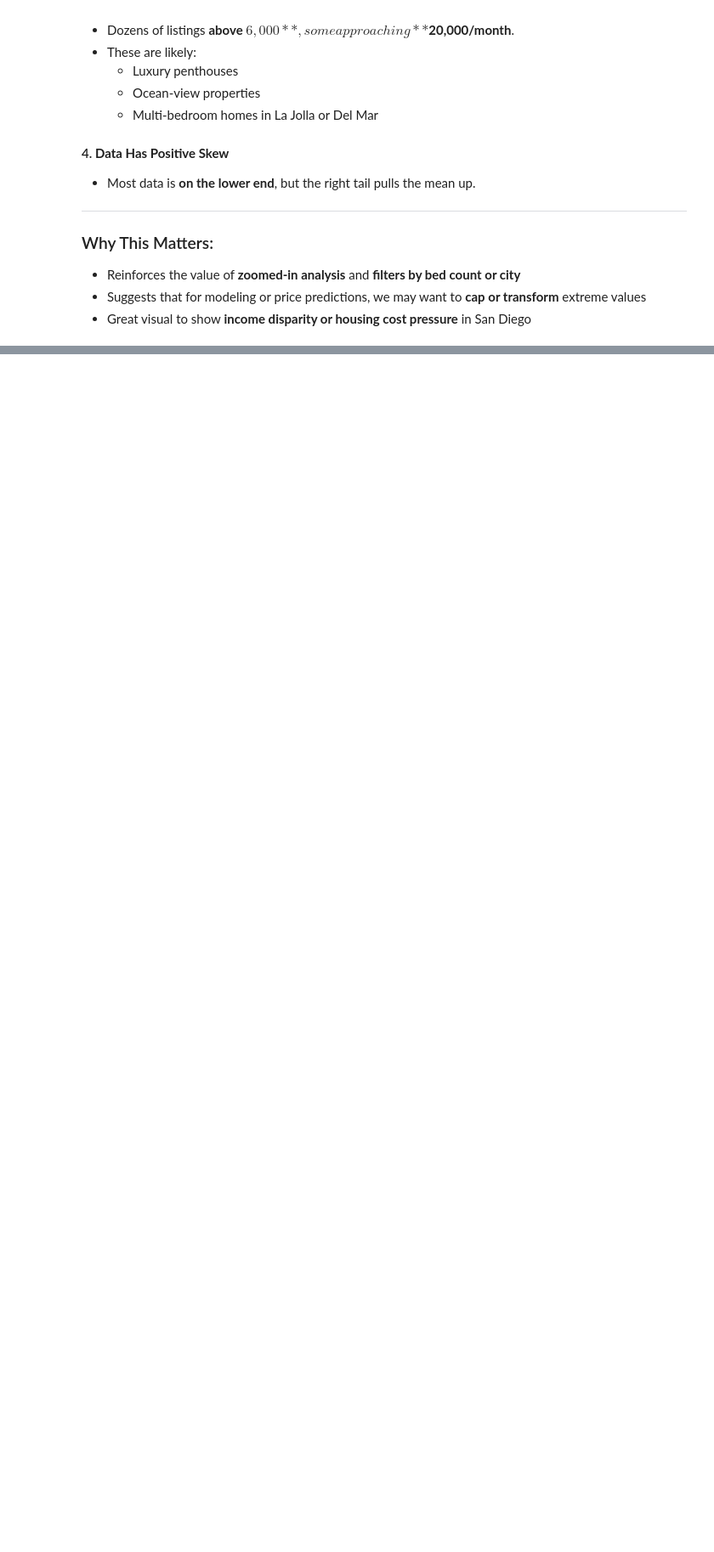
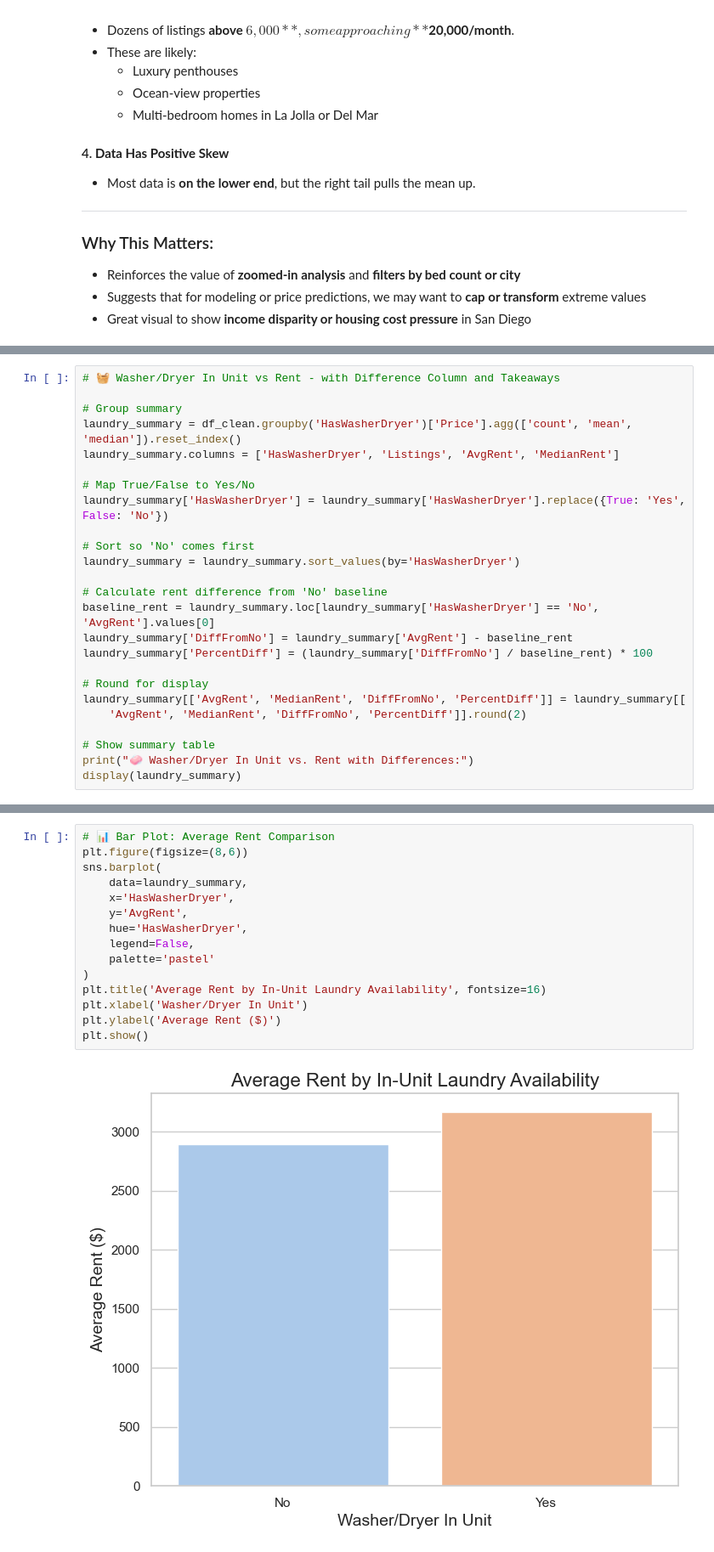
Before and after one commit to JTMarcu/rental_price, a Jupyter notebook: sd_rental_analysis.ipynb, the cells around one changed output, grey strips where cells are left out. Shown at 85% size. Drawn from its saved outputs; the diff is of its cells as text; blank space fills up the shorter version.

```diff
--- a/sd_rental_analysis.ipynb
+++ b/sd_rental_analysis.ipynb
@@ -281,0 +377,25 @@ plt.show()
+# %%
+# 🧺 Washer/Dryer In Unit vs Rent - with Difference Column and Takeaways
+
+# Group summary
+laundry_summary = df_clean.groupby('HasWasherDryer')['Price'].agg(['count', 'mean', 'median']).reset_index()
+laundry_summary.columns = ['HasWasherDryer', 'Listings', 'AvgRent', 'MedianRent']
+
+# Map True/False to Yes/No
+laundry_summary['HasWasherDryer'] = laundry_summary['HasWasherDryer'].replace({True: 'Yes', False: 'No'})
+
+# Sort so 'No' comes first
+laundry_summary = laundry_summary.sort_values(by='HasWasherDryer')
+
+# Calculate rent difference from 'No' baseline
+baseline_rent = laundry_summary.loc[laundry_summary['HasWasherDryer'] == 'No', 'AvgRent'].values[0]
+laundry_summary['DiffFromNo'] = laundry_summary['AvgRent'] - baseline_rent
+laundry_summary['PercentDiff'] = (laundry_summary['DiffFromNo'] / baseline_rent) * 100
+
+# Round for display
+laundry_summary[['AvgRent', 'MedianRent', 'DiffFromNo', 'PercentDiff']] = laundry_summary[[
+    'AvgRent', 'MedianRent', 'DiffFromNo', 'PercentDiff']].round(2)
+
+# Show summary table
+print("🧼 Washer/Dryer In Unit vs. Rent with Differences:")
+display(laundry_summary)
@@ -281,0 +413,17 @@ plt.show()
+# %%
+# 📊 Bar Plot: Average Rent Comparison
+plt.figure(figsize=(8,6))
+sns.barplot(
+    data=laundry_summary,
+    x='HasWasherDryer',
+    y='AvgRent',
+    hue='HasWasherDryer',
+    legend=False,
+    palette='pastel'
+)
+plt.title('Average Rent by In-Unit Laundry Availability', fontsize=16)
+plt.xlabel('Washer/Dryer In Unit')
+plt.ylabel('Average Rent ($)')
+plt.show()
+# %% [output]
+[figure, added]
```
Also changed, not shown: parts of 25 cells of this notebook.
